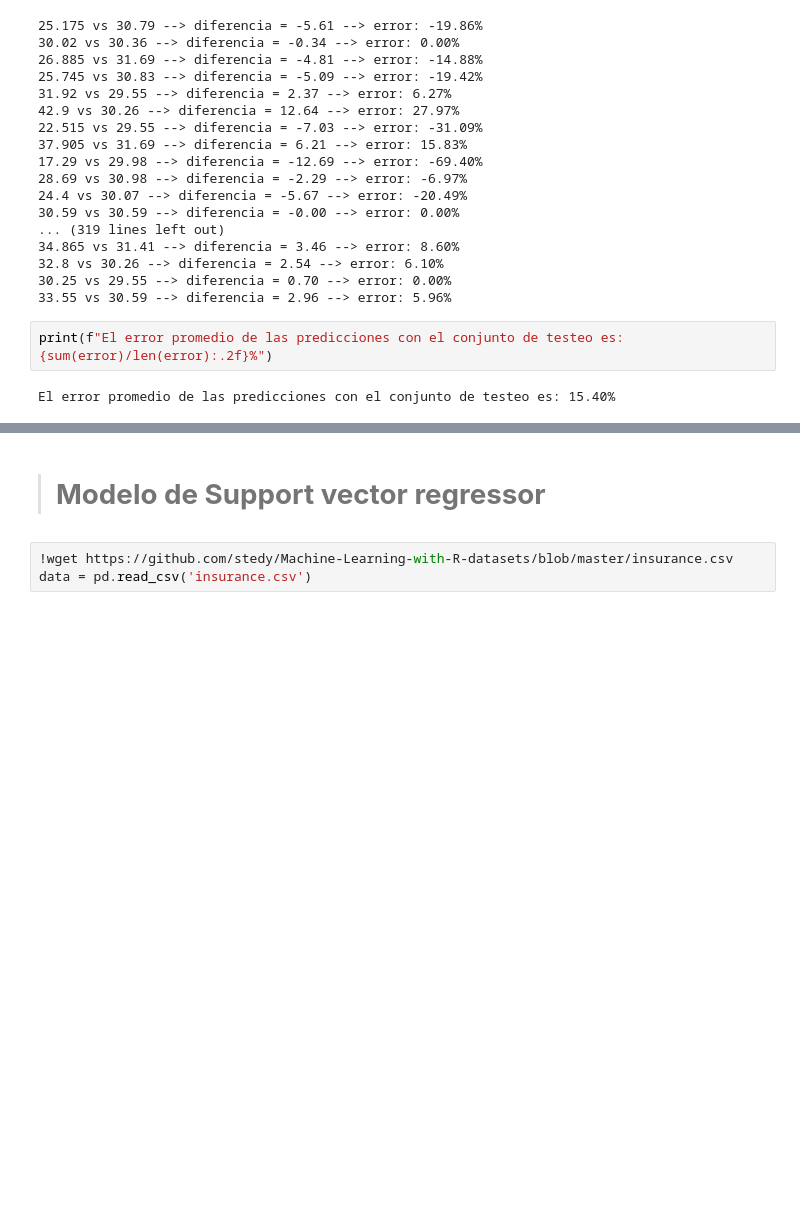
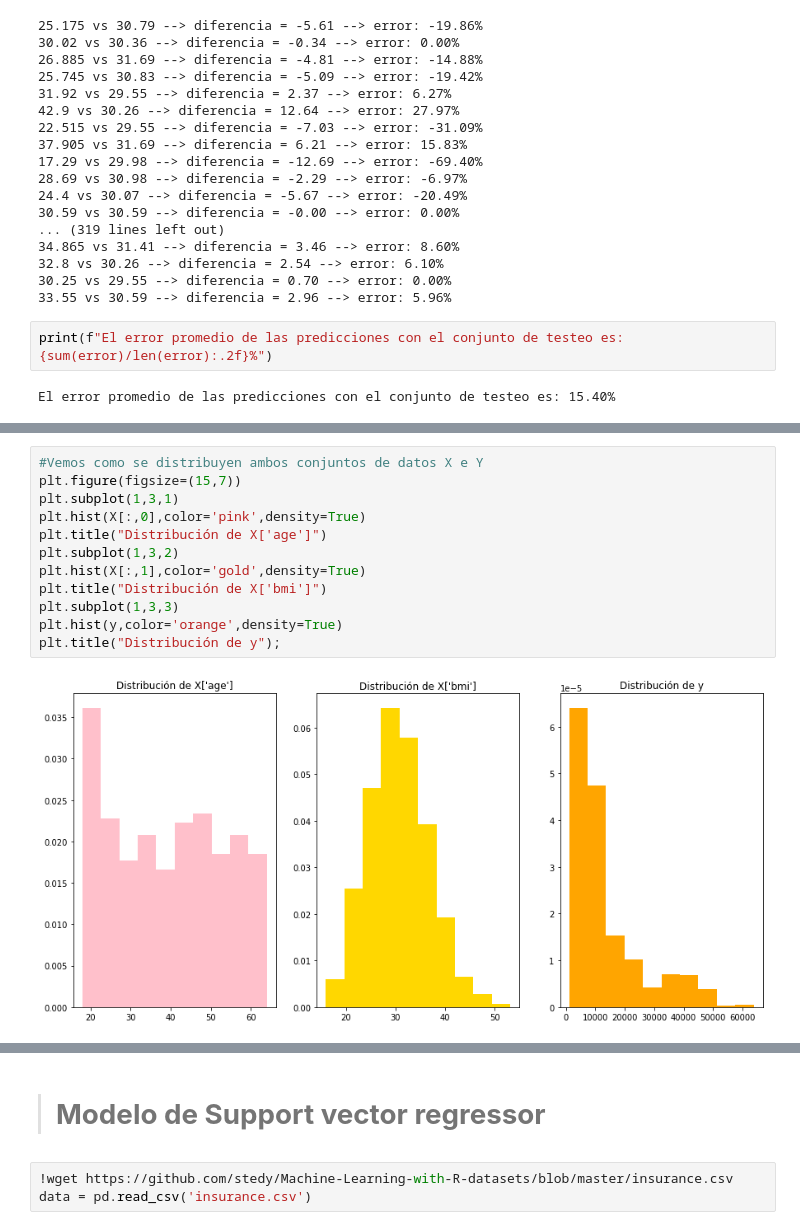
Before and after one commit to DelfinaQuinteros/IA, a Jupyter notebook: Practica/tp2_delfinaquinteros_2022.ipynb, the cells around one changed output, grey strips where cells are left out. Cells and saved outputs as stored; diff of their text form; blank space fills up the shorter version.

```diff
--- a/Practica/tp2_delfinaquinteros_2022.ipynb
+++ b/Practica/tp2_delfinaquinteros_2022.ipynb
@@ -219,0 +295,14 @@ El error promedio de las predicciones con el conjunto de testeo es: 15.40%
+# %%
+#Vemos como se distribuyen ambos conjuntos de datos X e Y
+plt.figure(figsize=(15,7))
+plt.subplot(1,3,1)
+plt.hist(X[:,0],color='pink',density=True)
+plt.title("Distribución de X['age']")
+plt.subplot(1,3,2)
+plt.hist(X[:,1],color='gold',density=True)
+plt.title("Distribución de X['bmi']")
+plt.subplot(1,3,3)
+plt.hist(y,color='orange',density=True)
+plt.title("Distribución de y");
+# %% [output]
+[figure, added]
```
Also changed, not shown: parts of 35 cells of this notebook.
